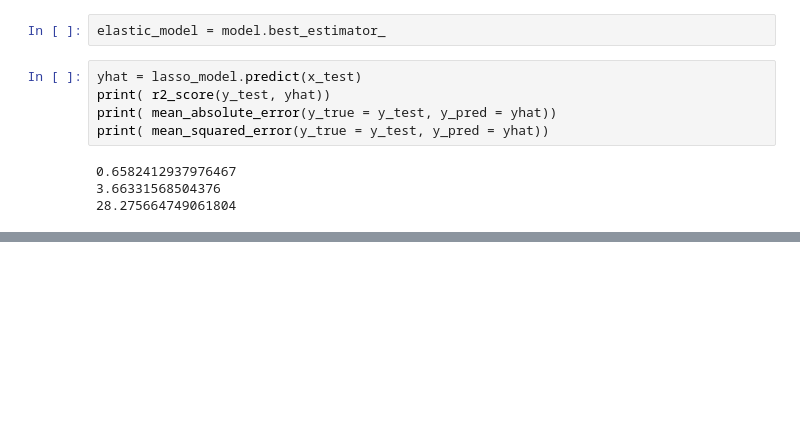
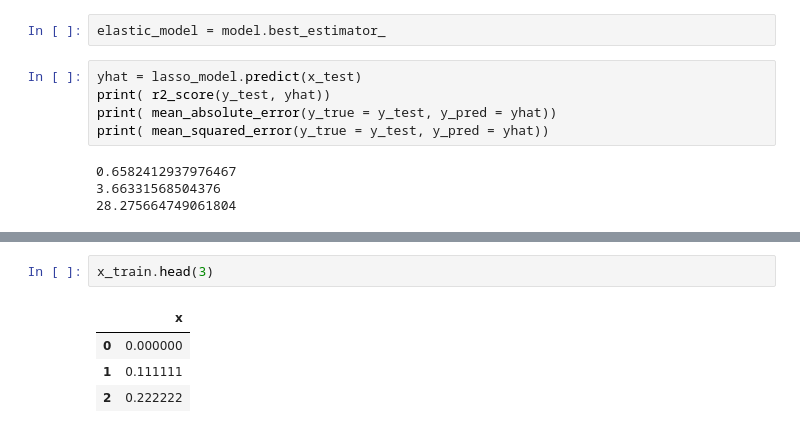
Before and after one commit to sapience2357/lectures, a Jupyter notebook: lectures on AI/machineLearning/과적합(Overfit).ipynb, the cells around one changed output, grey strips where cells are left out. Drawn from its saved outputs; the diff is of its cells as text; blank space fills up the shorter version.

```diff
--- a/lectures on AI/machineLearning/과적합(Overfit).ipynb
+++ b/lectures on AI/machineLearning/과적합(Overfit).ipynb
@@ -451,0 +499,7 @@ print( mean_squared_error(y_true = y_test, y_pred = yhat))
+# %%
+x_train.head(3)
+# %% [output]
+|  | x |
+| 0 | 0.000000 |
+| 1 | 0.111111 |
+| 2 | 0.222222 |
```
Also changed, not shown: parts of 10 cells of this notebook.
